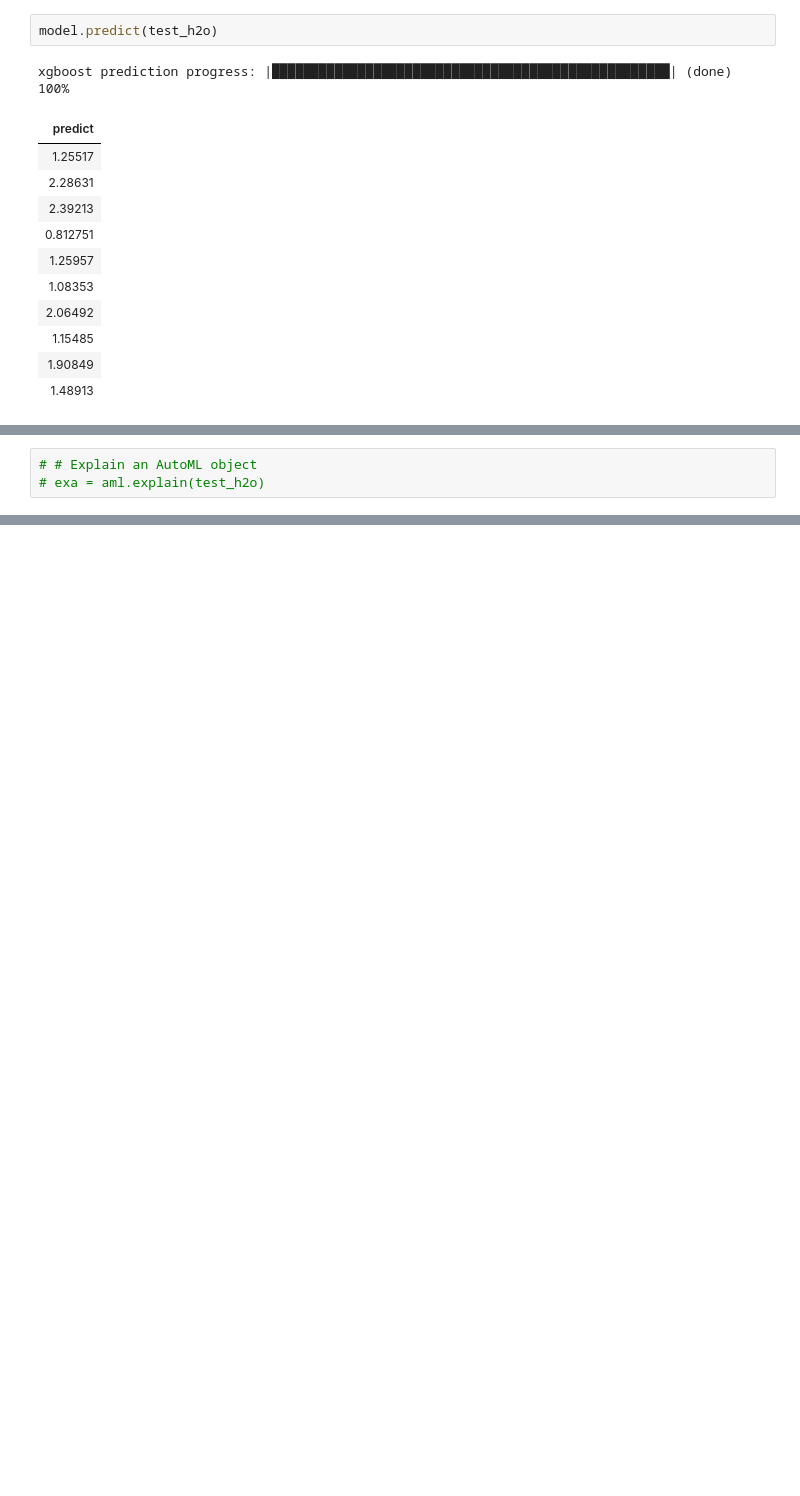
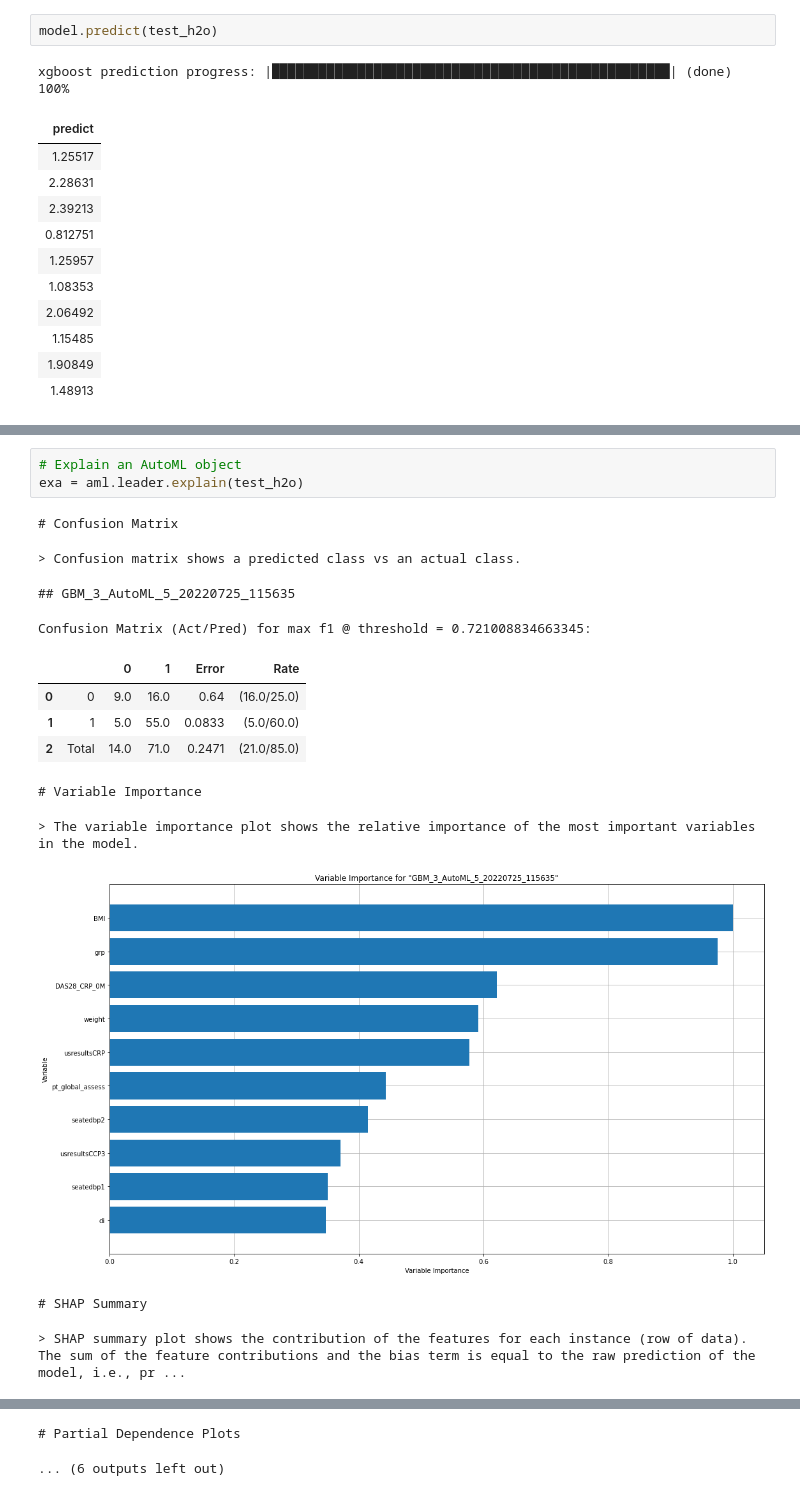
Before and after one commit to Gaskell-1206/Ensemble_DRP, a Jupyter notebook: ModelModule/H2O.ipynb, the cells around one changed output, grey strips where cells are left out. Cells and saved outputs as stored; diff of their text form; blank space fills up the shorter version.

Commit message:
Add visualization

```diff
--- a/ModelModule/H2O.ipynb
+++ b/ModelModule/H2O.ipynb
@@ -422,3 +376,17 @@ xgboost prediction progress: |████████████████
 # %%
-# # Explain an AutoML object
-# exa = aml.explain(test_h2o)
+# Explain an AutoML object
+exa = aml.leader.explain(test_h2o)
+# %% [output]
+# Confusion Matrix
+> Confusion matrix shows a predicted class vs an actual class.
+## GBM_3_AutoML_5_20220725_115635
+Confusion Matrix (Act/Pred) for max f1 @ threshold = 0.721008834663345:
+|  |  | 0 | 1 | Error | Rate |
+| 0 | 0 | 9.0 | 16.0 | 0.64 | (16.0/25.0) |
+| 1 | 1 | 5.0 | 55.0 | 0.0833 | (5.0/60.0) |
+| 2 | Total | 14.0 | 71.0 | 0.2471 | (21.0/85.0) |
+# Variable Importance
+> The variable importance plot shows the relative importance of the most important variables in the model.
+[figure, added]
+# SHAP Summary
+> SHAP summary plot shows the contribution of the features for each instance (row of data). The sum of the feature contributions and the bias term is equal to the raw prediction of the model, i.e., pr ...
@@ -424,0 +394,2 @@ xgboost prediction progress: |████████████████
+# Partial Dependence Plots
+... (6 outputs left out)
```
Also changed, not shown: parts of 18 cells of this notebook, 1 other file.
